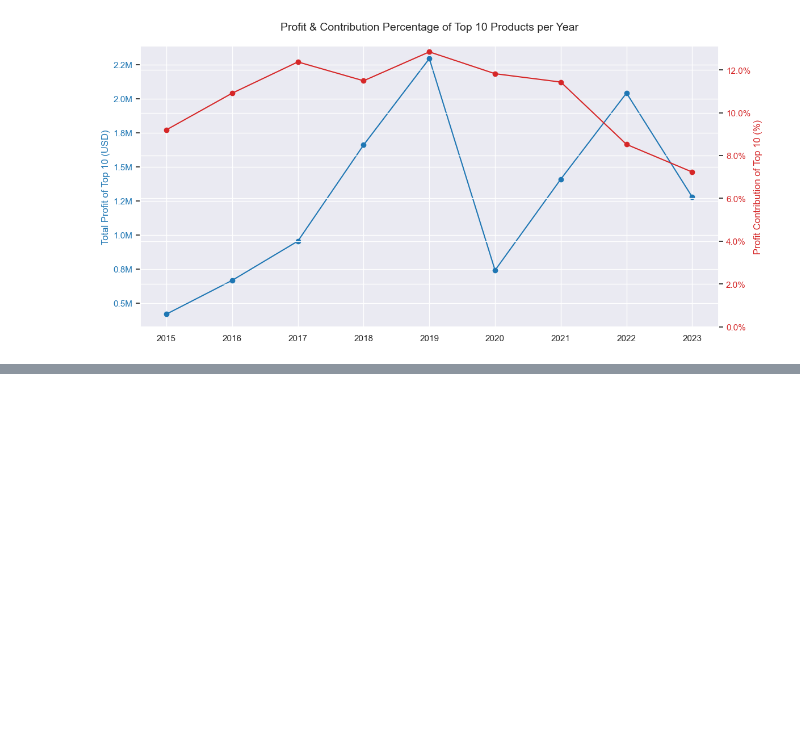
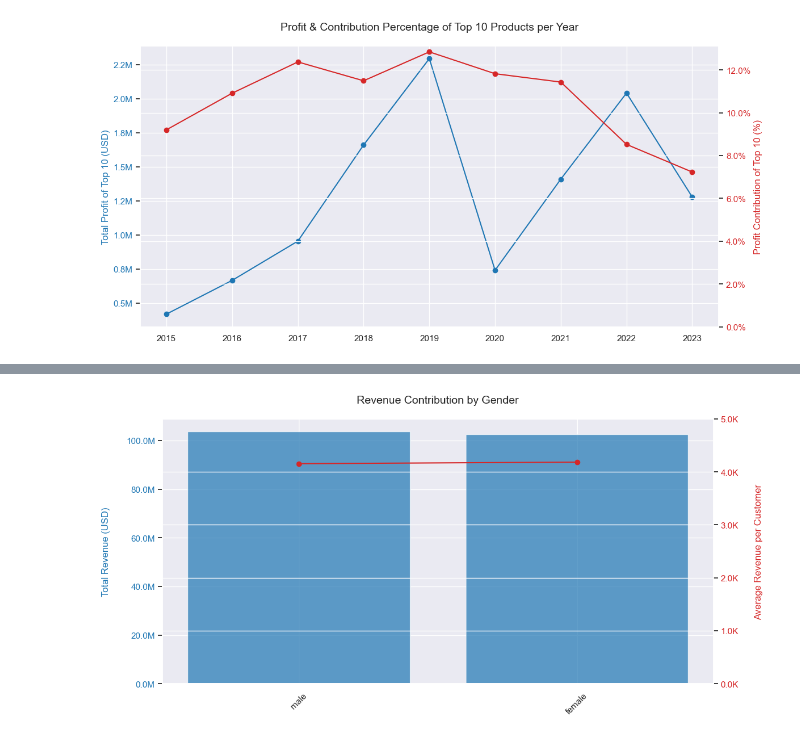
Before and after one commit to ChuSeng99/contoso, a Jupyter notebook: contoso.ipynb, the cells around one changed output, grey strips where cells are left out. Drawn from its saved outputs; the diff is of its cells as text; code cells hidden in the pictures; blank space fills up the shorter version.

```diff
--- a/contoso.ipynb
+++ b/contoso.ipynb
@@ -882,0 +899,9 @@ plt.show()
+# %%
+bins = [15, 25, 35, 45, 55, 65, 100]
+
+df_customer = (
+    df[['customerkey', 'gender', 'age', 'countryfull', 'statefull', 'revenue_usd']]
+    .assign(age_group=pd.cut(df['age'], bins=bins))
+)
+
+df_customer.sample(5)
@@ -882,0 +969,72 @@ plt.show()
+# %%
+segments = ['gender', 'age_group', 'countryfull', 'statefull']
+plot_titles = {
+    'gender': 'Revenue Contribution by Gender',
+    'age_group': 'Revenue Contribution by Age Group',
+    'countryfull': 'Revenue Contribution by Country',
+    'statefull': 'Revenue Contribution by State',
+}
+
+for segment in segments:
+    df_customer_segment = (
+        df_customer
+        .groupby(segment, observed=True)
+        .agg(
+            total_revenue=('revenue_usd', 'sum'),
+            unique_customers=('customerkey', 'nunique')
+        )
+        .assign(
+                avg_rev_per_cus=lambda df_: df_['total_revenue'] / df_['unique_customers'].replace(0, np.nan)
+        )
+        .sort_values(by='total_revenue', ascending=False)
+    )
+
+    # Handle too many categories (e.g., States / Cities)
+    data_to_plot = df_customer_segment
+    plot_title = plot_titles.get(segment, f'Revenue Contribution by {segment}')
+
+    top_n = 10
+    if len(df_customer_segment) > top_n:
+        data_to_plot = df_customer_segment.head(top_n)
+
+    fig, ax1 = plt.subplots(figsize=(12, 6))
+
+    color1= 'tab:blue'
+    ax1.set_xlabel('')
+    ax1.set_ylabel('Total Revenue (USD)', color=color1, labelpad=20)
+
+    bars = ax1.bar(
+        data_to_plot.index.astype(str),
+        data_to_plot['total_revenue'],
+        color=color1,
+        alpha=0.7,
+        label='Total Revenue (USD)'
+    )
+
+    ax1.tick_params(axis='y', labelcolor=color1)
+    ax1.yaxis.set_major_formatter(FuncFormatter(millions_formatter))
+    ax1.tick_params(axis='x', rotation=45)
+
+    # Create Secondary Axis
+    ax2 = ax1.twinx()
+    color2 = 'tab:red'
+    ax2.set_ylabel('Average Revenue per Customer', color=color2, labelpad=20)
+
+    line = ax2.plot(
+        data_to_plot.index.astype(str),
+        data_to_plot['avg_rev_per_cus'],
+        color=color2,
+        marker='o',
+        linestyle='-',
+        label='Avg Revenue/Customer (USD)'
+    )
+
+    ax2.tick_params(axis='y', labelcolor=color2)
+    ax2.yaxis.set_major_formatter(FuncFormatter(thousands_formatter))
+    ax2.set_ylim(0, 5000)
+
+    plt.title(plot_title, fontsize=14, pad=20)
+    plt.tight_layout()
+    plt.show()
+# %% [output]
+[figure, added]
```
Also changed, not shown: parts of 23 cells of this notebook, 6 other files.
